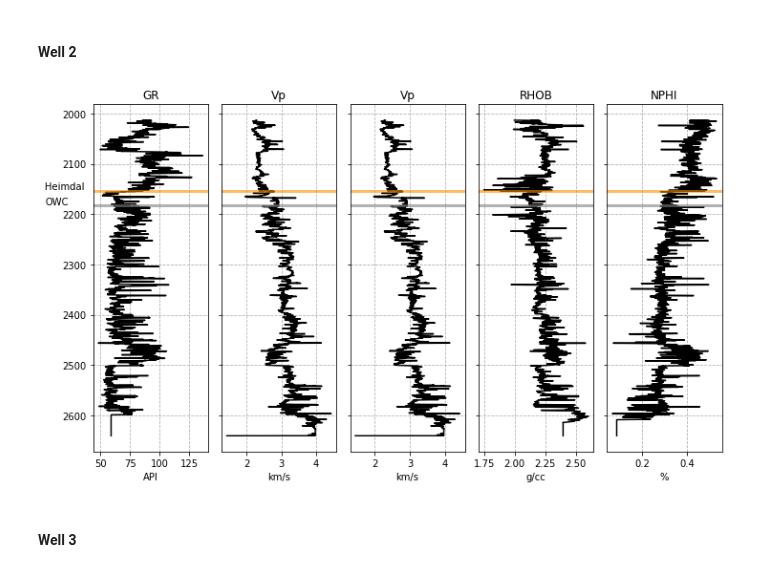
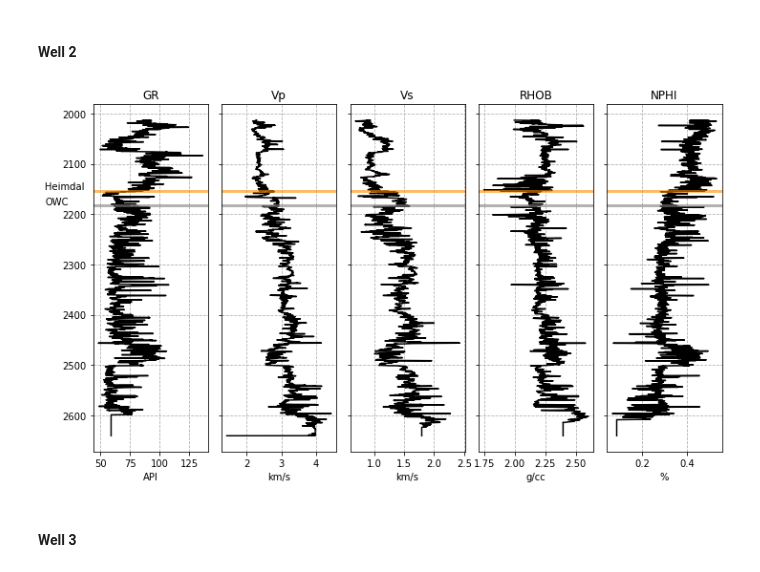
Before and after one commit to ffigura/avo, a Jupyter notebook: 2_real_well_avseth/0_learning_to_read_real_well_avseth.ipynb, the cells around one changed output. Cells and saved outputs as stored; diff of their text form; code cells hidden in the pictures.

```diff
--- a/2_real_well_avseth/0_learning_to_read_real_well_avseth.ipynb
+++ b/2_real_well_avseth/0_learning_to_read_real_well_avseth.ipynb
@@ -34,28 +34,28 @@ plt.tight_layout()
 # %% [markdown]
 #### Well 2
 # %%
-log = ['GR', 'Vp', 'Vp','RHOB','NPHI']
+log = ['GR', 'Vp', 'Vs','RHOB','NPHI']
 unit = ['API', 'km/s','km/s','g/cc','%']
 tops_well2={'Heimdal': 2153,'OWC': 2183}
 
 f, ax = plt.subplots(nrows=1,ncols=5,figsize=(10,6))
 for i in range(len(log)):
     ax[i].plot(well_2.data[log[i]],well_2.data['DEPT'],'-k')
     ax[i].set_title(log[i])
     ax[i].set_xlabel(unit[i])
     ax[i].invert_yaxis()
     ax[i].grid(linestyle='--')
     ax[i].axhline(y=float(tops_well2['Heimdal']),color='darkorange',lw=3,alpha=0.6)
     ax[i].axhline(y=float(tops_well2['OWC']),color='gray',lw=3,alpha=0.6)
     if i == 0:
         ax[i].text(3.3,tops_well2['Heimdal']-2,'Heimdal')
         ax[i].text(3.7,tops_well2['OWC']-2,'OWC')
     else:
         ax[i].set_yticklabels([])
 
 plt.tight_layout()
 # %% [output]
-[figure, old version]
+[figure, new version]
 # %% [markdown]
 #### Well 3
 # %%
```
